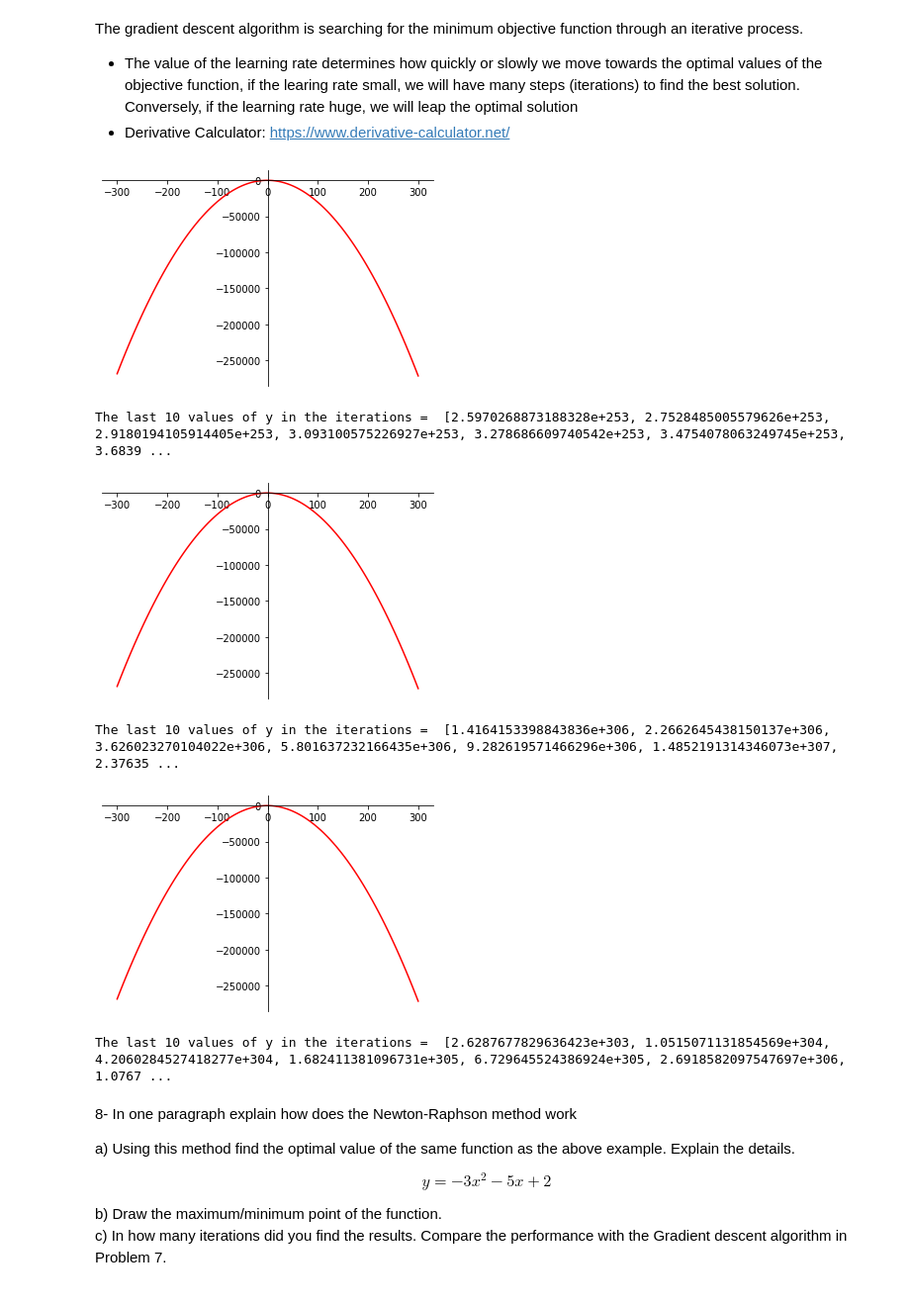
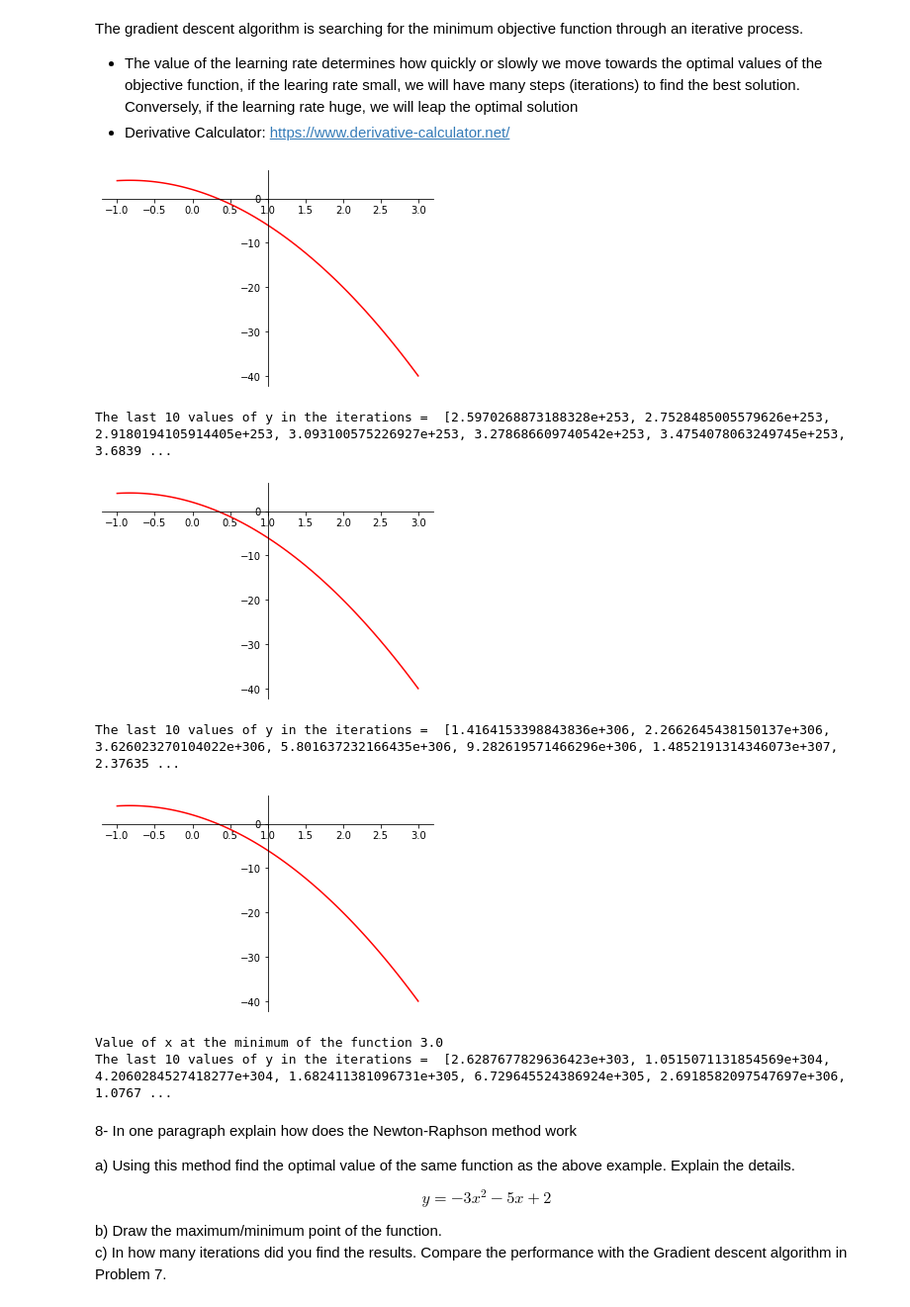
Before and after one commit to twyunting/CSC-632_Intro-to-Simulation-and-Modeling, a Jupyter notebook: homeworks/hw2/CSC-632 HW2_Coding_Yunting Chiu.ipynb, the cells around one changed output. Shown at 99% size. Saved outputs shown, nothing was run; the diff lists cells and outputs as text; code cells hidden in the pictures.

```diff
--- a/homeworks/hw2/CSC-632 HW2_Coding_Yunting Chiu.ipynb
+++ b/homeworks/hw2/CSC-632 HW2_Coding_Yunting Chiu.ipynb
@@ -640,7 +640,7 @@ The gradient descent algorithm is searching for the minimum objective function t
 - Derivative Calculator: https://www.derivative-calculator.net/
 # %%
 # learning rate variable is 0.01
-x = np.linspace(-300,300,100) # x is a dependent variable, linspace() the same as range()
+x = np.linspace(-1, 3, 100) # x is a dependent variable, linspace() the same as range()
 y= (-3*x**2)-5*x+2
 
 # visualize the minimum point of the function
@@ -649,38 +649,38 @@ axdef = fig.add_subplot(1, 1, 1)
 axdef.spines['left'].set_position('center')
 axdef.spines['bottom'].set_position('zero')
 axdef.spines['right'].set_color('none')
 axdef.spines['top'].set_color('none')
 axdef.xaxis.set_ticks_position('bottom')
 axdef.yaxis.set_ticks_position('left')
 
 plt.plot(x,y, 'r')
 plt.show()
 
 Gradf = lambda x: -6*x-5  # define the gradient function (The derivative of y equation)
 
 ActualX = 3
 LearningRate = 0.01 # learn rate variable
 PrecisionValue = 0.000001 # defines the degree of precision
 PreviousStepSize = 1
 MaxIteration = 10000 # will be used to stop the procedure if it does not converge
 IterationCounter = 0 # counter
 
 lastTen = []
 while PreviousStepSize > PrecisionValue and IterationCounter < MaxIteration: # Define the gradient descent
     PreviousX = ActualX
     ActualX = ActualX - LearningRate * Gradf(PreviousX)
     lastTen.append(ActualX)
     PreviousStepSize = abs(ActualX - PreviousX)
     IterationCounter = IterationCounter+1
     # print("Number of iterations = ",IterationCounter,"\nActual value of x  is = ", ActualX)
 
 print("The last 10 values of y in the iterations = ", lastTen[-10:])
 # %% [output]
-[figure, old version]
+[figure, new version]
 The last 10 values of y in the iterations =  [2.5970268873188328e+253, 2.7528485005579626e+253, 2.9180194105914405e+253, 3.093100575226927e+253, 3.278686609740542e+253, 3.4754078063249745e+253, 3.6839 ...
 # %%
 # learning rate variable is 0.1
-x = np.linspace(-300,300,100) # x is a dependent variable, linspace() the same as range()
+x = np.linspace(-1, 3, 100) # x is a dependent variable, linspace() the same as range()
 y= (-3*x**2)-5*x+2
 
 # visualize the minimum point of the function
@@ -716,11 +716,11 @@ while PreviousStepSize > PrecisionValue and IterationCounter < MaxIteration: # D
 
 print("The last 10 values of y in the iterations = ", lastTen[-10:])
 # %% [output]
-[figure, old version]
+[figure, new version]
 The last 10 values of y in the iterations =  [1.4164153398843836e+306, 2.2662645438150137e+306, 3.626023270104022e+306, 5.801637232166435e+306, 9.282619571466296e+306, 1.4852191314346073e+307, 2.37635 ...
 # %%
 # learning rate variable is 0.5
-x = np.linspace(-300,300,100) # x is a dependent variable, linspace() the same as range()
+x = np.linspace(-1, 3, 100) # x is a dependent variable, linspace() the same as range()
 y= (-3*x**2)-5*x+2
 
 # visualize the minimum point of the function
@@ -735,6 +735,7 @@ axdef.yaxis.set_ticks_position('left')
 
 plt.plot(x,y, 'r')
 plt.show()
+print('Value of x at the minimum of the function', x[np.argmin(y)]) # returns the position index of the minimum element in a vector
 
 Gradf = lambda x: -6*x-5  # define the gradient function (The derivative of y equation)
 
@@ -756,5 +757,6 @@ while PreviousStepSize > PrecisionValue and IterationCounter < MaxIteration: # D
 
 print("The last 10 values of y in the iterations = ", lastTen[-10:])
 # %% [output]
-[figure, old version]
+[figure, new version]
+Value of x at the minimum of the function 3.0
 The last 10 values of y in the iterations =  [2.6287677829636423e+303, 1.0515071131854569e+304, 4.2060284527418277e+304, 1.682411381096731e+305, 6.729645524386924e+305, 2.6918582097547697e+306, 1.0767 ...
```
Also changed, not shown: parts of 7 cells of this notebook.
